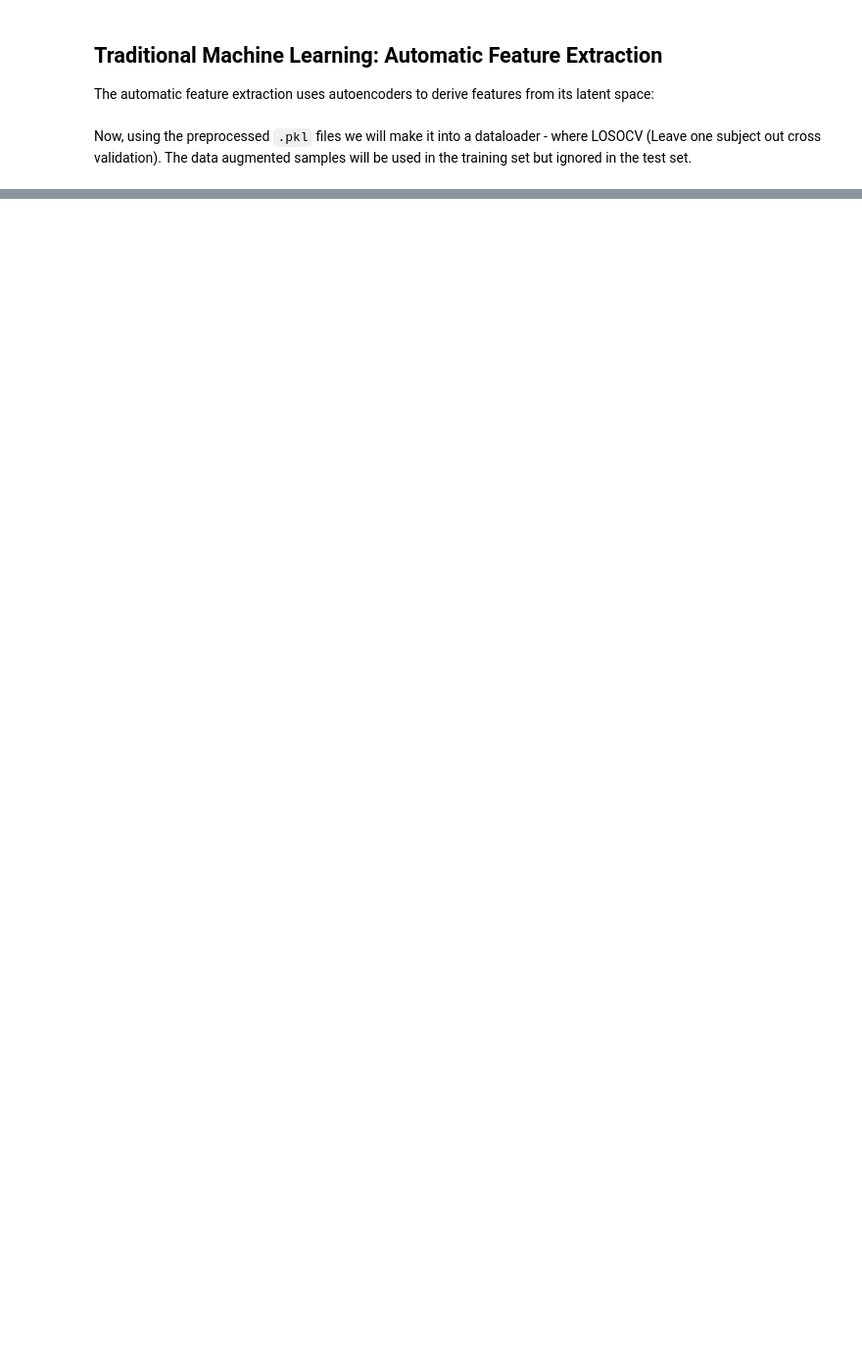
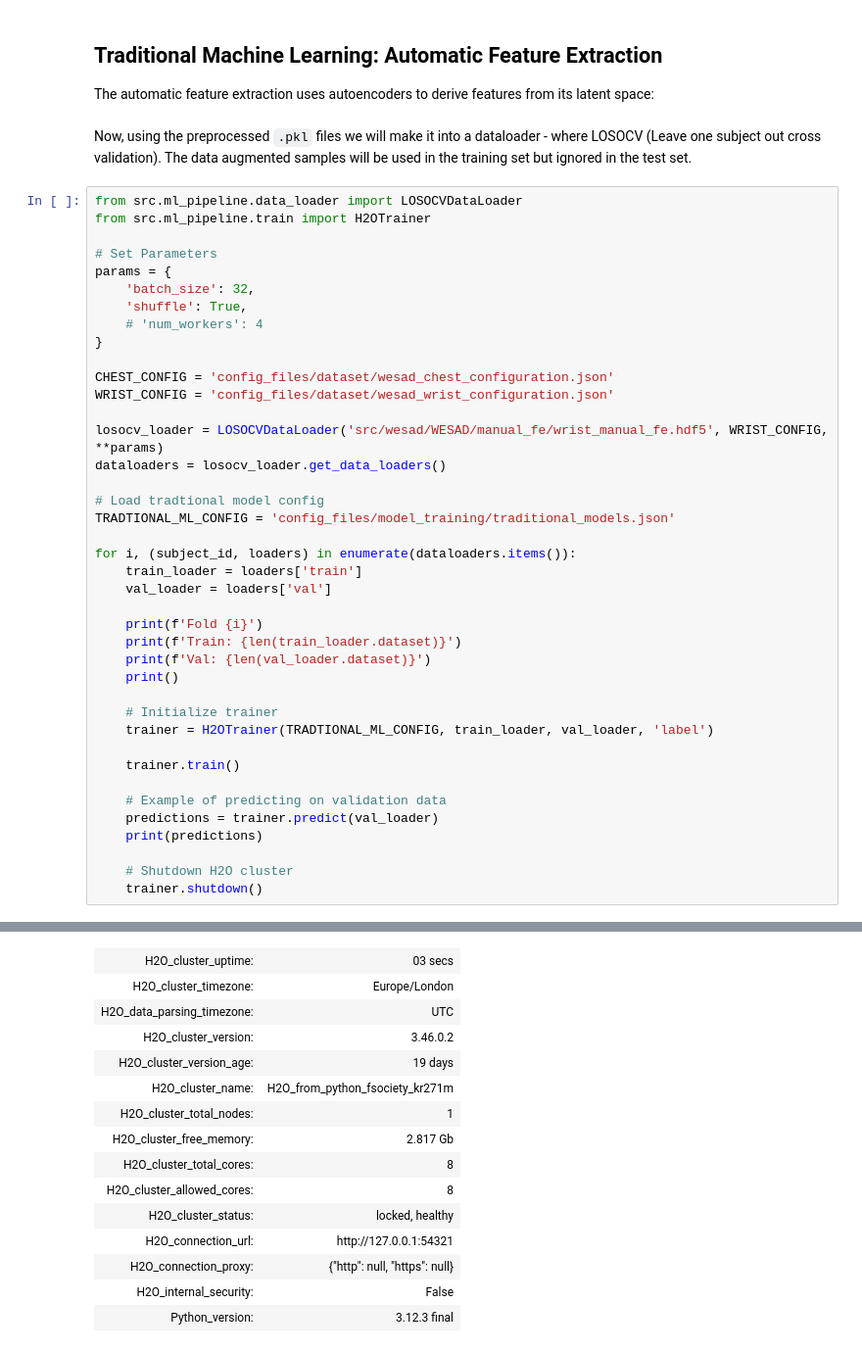
Before and after one commit to WillPowellUk/Modular-Multimodal-Stress-Detector, a Jupyter notebook: wesad_demo.ipynb, the cells around one changed output, grey strips where cells are left out. Shown at 98% size. Saved outputs shown, nothing was run; the diff lists cells and outputs as text; blank space fills up the shorter version.

```diff
--- a/wesad_demo.ipynb
+++ b/wesad_demo.ipynb
@@ -112,3 +112,44 @@ manual_fe.extract_features()
 The automatic feature extraction uses autoencoders to derive features from its latent space:
 # %% [markdown]
 Now, using the preprocessed `.pkl` files we will make it into a dataloader - where LOSOCV (Leave one subject out cross validation). The data augmented samples will be used in the training set but ignored in the test set.
+# %%
+from src.ml_pipeline.data_loader import LOSOCVDataLoader
+from src.ml_pipeline.train import H2OTrainer
+
+# Set Parameters
+params = {
+    'batch_size': 32,
+    'shuffle': True,
+    # 'num_workers': 4
+}
+
+CHEST_CONFIG = 'config_files/dataset/wesad_chest_configuration.json'
+WRIST_CONFIG = 'config_files/dataset/wesad_wrist_configuration.json'
+
+losocv_loader = LOSOCVDataLoader('src/wesad/WESAD/manual_fe/wrist_manual_fe.hdf5', WRIST_CONFIG, **params)
+dataloaders = losocv_loader.get_data_loaders()
+
+# Load tradtional model config
+TRADTIONAL_ML_CONFIG = 'config_files/model_training/traditional_models.json'
+
+for i, (subject_id, loaders) in enumerate(dataloaders.items()):
+    train_loader = loaders['train']
+    val_loader = loaders['val']
+
+    print(f'Fold {i}')
+    print(f'Train: {len(train_loader.dataset)}')
+    print(f'Val: {len(val_loader.dataset)}')
+    print()
+
+    # Initialize trainer
+    trainer = H2OTrainer(TRADTIONAL_ML_CONFIG, train_loader, val_loader, 'label')
+
+    trainer.train()
+
+    # Example of predicting on validation data
+    predictions = trainer.predict(val_loader)
+    print(predictions)
+
+    # Shutdown H2O cluster
+    trainer.shutdown()
+# %% [output]
@@ -114,0 +169,15 @@ Now, using the preprocessed `.pkl` files we will make it into a dataloader - whe
+| H2O_cluster_uptime: | 03 secs |
+| H2O_cluster_timezone: | Europe/London |
+| H2O_data_parsing_timezone: | UTC |
+| H2O_cluster_version: | 3.46.0.2 |
+| H2O_cluster_version_age: | 19 days |
+| H2O_cluster_name: | H2O_from_python_fsociety_kr271m |
+| H2O_cluster_total_nodes: | 1 |
+| H2O_cluster_free_memory: | 2.817 Gb |
+| H2O_cluster_total_cores: | 8 |
+| H2O_cluster_allowed_cores: | 8 |
+| H2O_cluster_status: | locked, healthy |
+| H2O_connection_url: | http://127.0.0.1:54321 |
+| H2O_connection_proxy: | {"http": null, "https": null} |
+| H2O_internal_security: | False |
+| Python_version: | 3.12.3 final |
```
Also changed, not shown: parts of 6 cells of this notebook, 11 other files.
